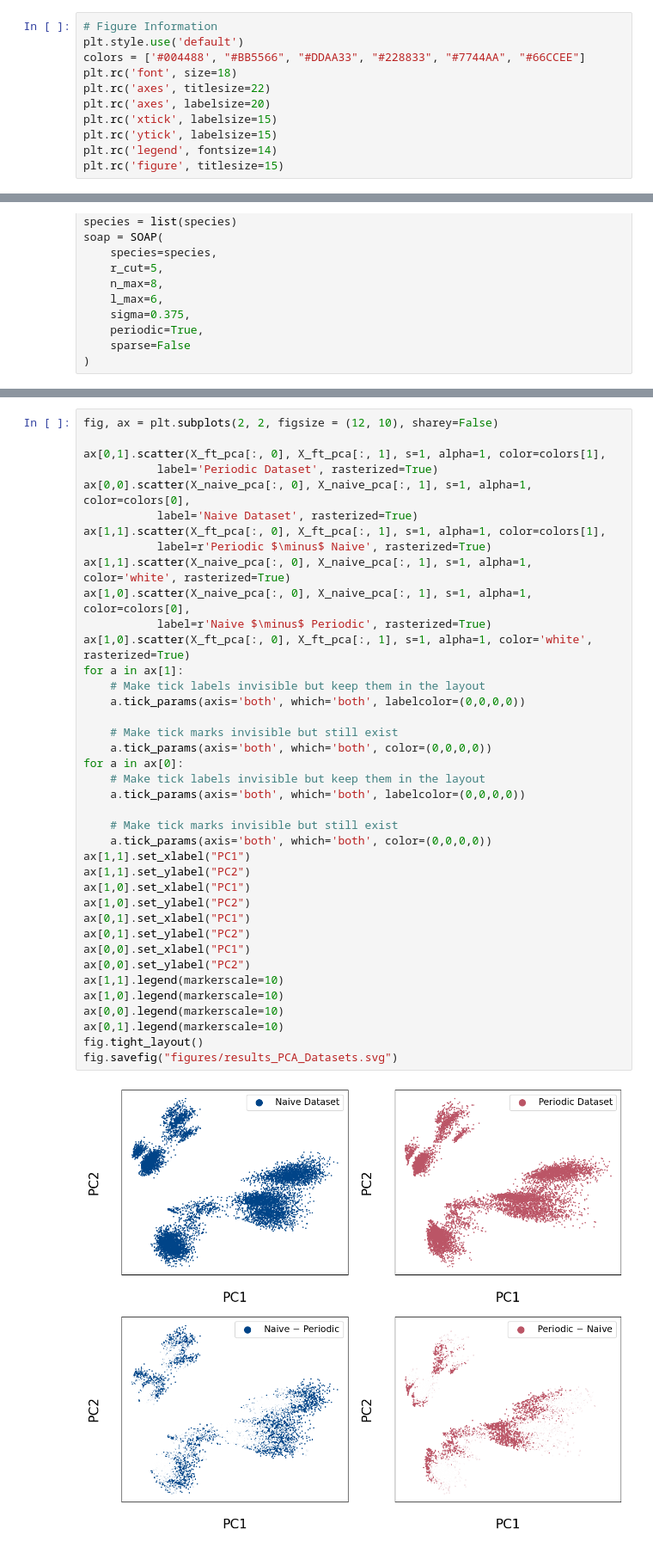
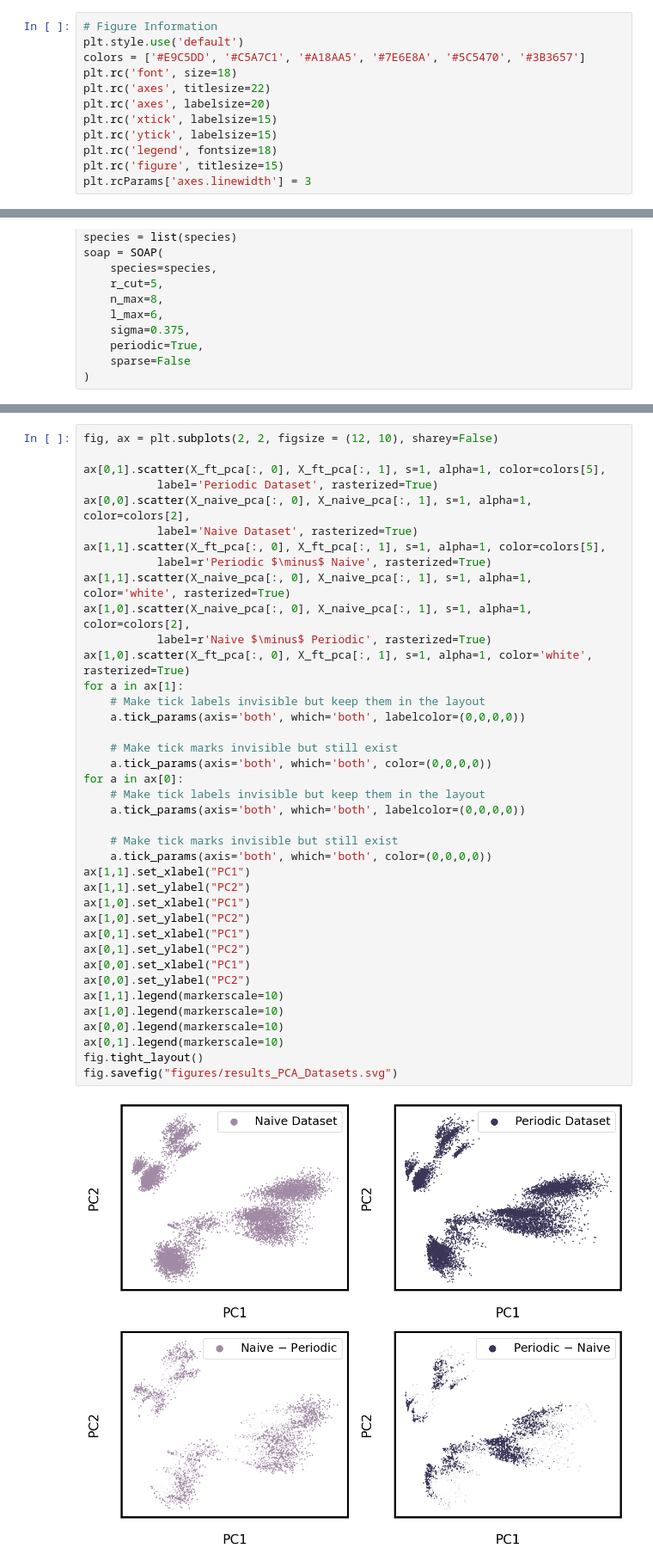
Before and after one commit to YangLab-GT/umlip_bias_finetuning, a Jupyter notebook: analysis/figure_notebook.ipynb, the cells around one changed output, grey strips where cells are left out. Shown: that part at 86% size. Saved outputs shown, nothing was run; the diff lists cells and outputs as text.

Commit message:
new figures

```diff
--- a/analysis/figure_notebook.ipynb
+++ b/analysis/figure_notebook.ipynb
@@ -24,14 +24,15 @@ from sklearn.decomposition import PCA
 # %%
 # Figure Information
 plt.style.use('default')
-colors = ['#004488', "#BB5566", "#DDAA33", "#228833", "#7744AA", "#66CCEE"]
+colors = ['#E9C5DD', '#C5A7C1', '#A18AA5', '#7E6E8A', '#5C5470', '#3B3657']
 plt.rc('font', size=18)
 plt.rc('axes', titlesize=22)
 plt.rc('axes', labelsize=20)
 plt.rc('xtick', labelsize=15)
 plt.rc('ytick', labelsize=15)
-plt.rc('legend', fontsize=14)
+plt.rc('legend', fontsize=18)
 plt.rc('figure', titlesize=15)
+plt.rcParams['axes.linewidth'] = 3
 # %%
 class DFTInfo():
     def __init__(self, structure, forces, stress, energy, success=True):
@@ -321,41 +336,41 @@ for i, cum_var in enumerate(cumulative_variance):
 # %%
 fig, ax = plt.subplots(2, 2, figsize = (12, 10), sharey=False)
 
-ax[0,1].scatter(X_ft_pca[:, 0], X_ft_pca[:, 1], s=1, alpha=1, color=colors[1],
+ax[0,1].scatter(X_ft_pca[:, 0], X_ft_pca[:, 1], s=1, alpha=1, color=colors[5],
            label='Periodic Dataset', rasterized=True)
-ax[0,0].scatter(X_naive_pca[:, 0], X_naive_pca[:, 1], s=1, alpha=1, color=colors[0],
+ax[0,0].scatter(X_naive_pca[:, 0], X_naive_pca[:, 1], s=1, alpha=1, color=colors[2],
            label='Naive Dataset', rasterized=True)
-ax[1,1].scatter(X_ft_pca[:, 0], X_ft_pca[:, 1], s=1, alpha=1, color=colors[1],
+ax[1,1].scatter(X_ft_pca[:, 0], X_ft_pca[:, 1], s=1, alpha=1, color=colors[5],
            label=r'Periodic $\minus$ Naive', rasterized=True)
 ax[1,1].scatter(X_naive_pca[:, 0], X_naive_pca[:, 1], s=1, alpha=1, color='white', rasterized=True)
-ax[1,0].scatter(X_naive_pca[:, 0], X_naive_pca[:, 1], s=1, alpha=1, color=colors[0],
+ax[1,0].scatter(X_naive_pca[:, 0], X_naive_pca[:, 1], s=1, alpha=1, color=colors[2],
            label=r'Naive $\minus$ Periodic', rasterized=True)
 ax[1,0].scatter(X_ft_pca[:, 0], X_ft_pca[:, 1], s=1, alpha=1, color='white', rasterized=True)
 for a in ax[1]:
     # Make tick labels invisible but keep them in the layout
     a.tick_params(axis='both', which='both', labelcolor=(0,0,0,0))
 
     # Make tick marks invisible but still exist
     a.tick_params(axis='both', which='both', color=(0,0,0,0))
 for a in ax[0]:
     # Make tick labels invisible but keep them in the layout
     a.tick_params(axis='both', which='both', labelcolor=(0,0,0,0))
 
     # Make tick marks invisible but still exist
     a.tick_params(axis='both', which='both', color=(0,0,0,0))
 ax[1,1].set_xlabel("PC1")
 ax[1,1].set_ylabel("PC2")
 ax[1,0].set_xlabel("PC1")
 ax[1,0].set_ylabel("PC2")
 ax[0,1].set_xlabel("PC1")
 ax[0,1].set_ylabel("PC2")
 ax[0,0].set_xlabel("PC1")
 ax[0,0].set_ylabel("PC2")
 ax[1,1].legend(markerscale=10)
 ax[1,0].legend(markerscale=10)
 ax[0,0].legend(markerscale=10)
 ax[0,1].legend(markerscale=10)
 fig.tight_layout()
 fig.savefig("figures/results_PCA_Datasets.svg")
 # %% [output]
-[figure, old version]
+[figure, new version]
```
Also changed, not shown: parts of 8 cells of this notebook, 16 other files.
